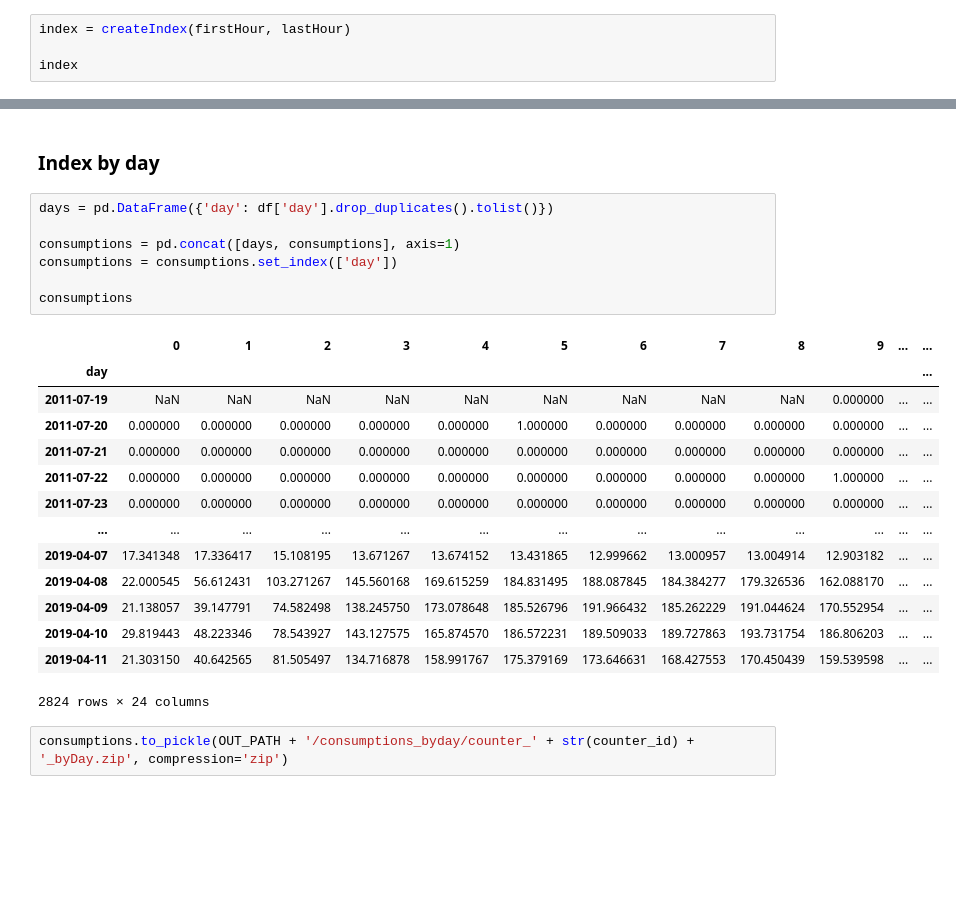
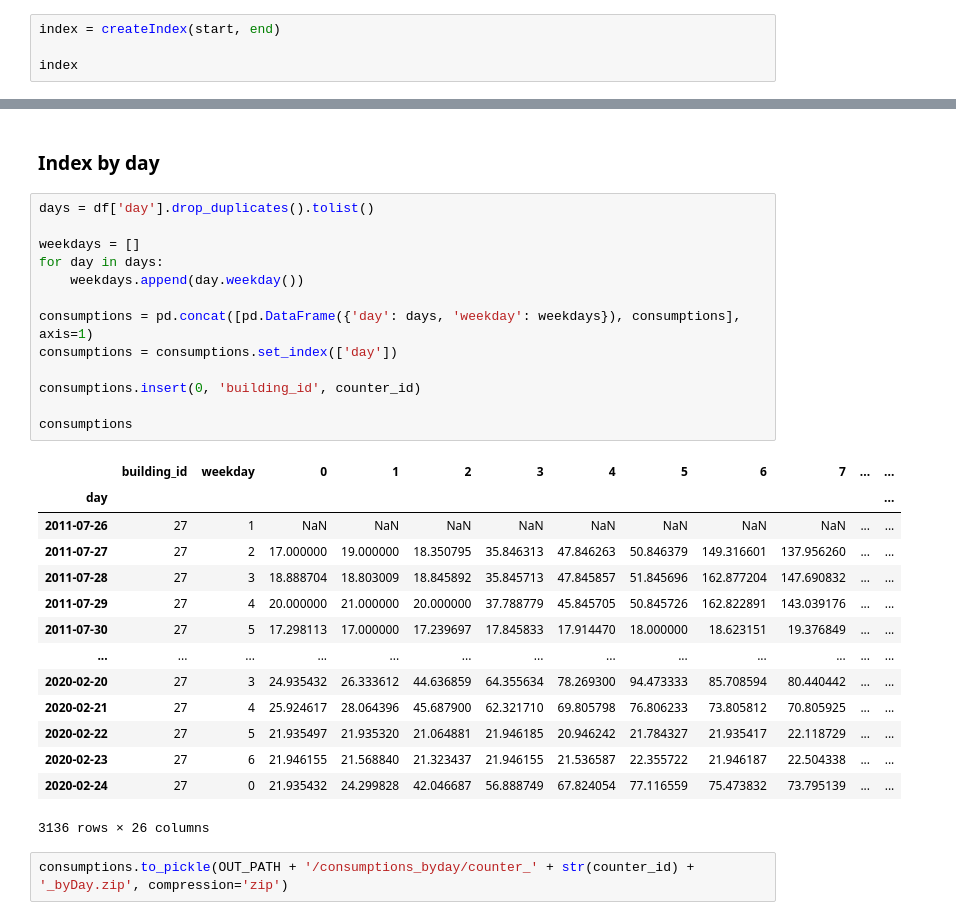
Before and after one commit to thmasker/DAntE, a Jupyter notebook: notebook/data-preprocessing/complete_dataframe.ipynb, the cells around one changed output, grey strips where cells are left out. Drawn from its saved outputs; the diff is of its cells as text; blank space fills up the shorter version.

Commit message:
Add building_id and weekday to dataframe

```diff
--- a/notebook/data-preprocessing/complete_dataframe.ipynb
+++ b/notebook/data-preprocessing/complete_dataframe.ipynb
@@ -59,7 +59,7 @@ From firstHour lastHour with 1 hour step
 def createIndex(first: datetime.datetime, last: datetime.datetime) -> pd.DatetimeIndex:
     return pd.date_range(start=first, end=last, freq='1H')
 # %%
-index = createIndex(firstHour, lastHour)
+index = createIndex(start, end)
 
 index
 # %% [output]
@@ -177,26 +177,32 @@ consumptions
 # %% [markdown]
 ### Index by day
 # %%
-days = pd.DataFrame({'day': df['day'].drop_duplicates().tolist()})
+days = df['day'].drop_duplicates().tolist()
 
-consumptions = pd.concat([days, consumptions], axis=1)
+weekdays = []
+for day in days:
+    weekdays.append(day.weekday())
+
+consumptions = pd.concat([pd.DataFrame({'day': days, 'weekday': weekdays}), consumptions], axis=1)
 consumptions = consumptions.set_index(['day'])
 
+consumptions.insert(0, 'building_id', counter_id)
+
 consumptions
 # %% [output]
-|  | 0 | 1 | 2 | 3 | 4 | 5 | 6 | 7 | 8 | 9 | ... | ... |
+|  | building_id | weekday | 0 | 1 | 2 | 3 | 4 | 5 | 6 | 7 | ... | ... |
 | day |  |  |  |  |  |  |  |  |  |  |  | ... |
-| 2011-07-19 | NaN | NaN | NaN | NaN | NaN | NaN | NaN | NaN | NaN | 0.000000 | ... | ... |
-| 2011-07-20 | 0.000000 | 0.000000 | 0.000000 | 0.000000 | 0.000000 | 1.000000 | 0.000000 | 0.000000 | 0.000000 | 0.000000 | ... | ... |
-| 2011-07-21 | 0.000000 | 0.000000 | 0.000000 | 0.000000 | 0.000000 | 0.000000 | 0.000000 | 0.000000 | 0.000000 | 0.000000 | ... | ... |
-| 2011-07-22 | 0.000000 | 0.000000 | 0.000000 | 0.000000 | 0.000000 | 0.000000 | 0.000000 | 0.000000 | 0.000000 | 1.000000 | ... | ... |
-| 2011-07-23 | 0.000000 | 0.000000 | 0.000000 | 0.000000 | 0.000000 | 0.000000 | 0.000000 | 0.000000 | 0.000000 | 0.000000 | ... | ... |
+| 2011-07-26 | 27 | 1 | NaN | NaN | NaN | NaN | NaN | NaN | NaN | NaN | ... | ... |
+| 2011-07-27 | 27 | 2 | 17.000000 | 19.000000 | 18.350795 | 35.846313 | 47.846263 | 50.846379 | 149.316601 | 137.956260 | ... | ... |
+| 2011-07-28 | 27 | 3 | 18.888704 | 18.803009 | 18.845892 | 35.845713 | 47.845857 | 51.845696 | 162.877204 | 147.690832 | ... | ... |
+| 2011-07-29 | 27 | 4 | 20.000000 | 21.000000 | 20.000000 | 37.788779 | 45.845705 | 50.845726 | 162.822891 | 143.039176 | ... | ... |
+| 2011-07-30 | 27 | 5 | 17.298113 | 17.000000 | 17.239697 | 17.845833 | 17.914470 | 18.000000 | 18.623151 | 19.376849 | ... | ... |
 | ... | ... | ... | ... | ... | ... | ... | ... | ... | ... | ... | ... | ... |
-| 2019-04-07 | 17.341348 | 17.336417 | 15.108195 | 13.671267 | 13.674152 | 13.431865 | 12.999662 | 13.000957 | 13.004914 | 12.903182 | ... | ... |
-| 2019-04-08 | 22.000545 | 56.612431 | 103.271267 | 145.560168 | 169.615259 | 184.831495 | 188.087845 | 184.384277 | 179.326536 | 162.088170 | ... | ... |
-| 2019-04-09 | 21.138057 | 39.147791 | 74.582498 | 138.245750 | 173.078648 | 185.526796 | 191.966432 | 185.262229 | 191.044624 | 170.552954 | ... | ... |
-| 2019-04-10 | 29.819443 | 48.223346 | 78.543927 | 143.127575 | 165.874570 | 186.572231 | 189.509033 | 189.727863 | 193.731754 | 186.806203 | ... | ... |
-| 2019-04-11 | 21.303150 | 40.642565 | 81.505497 | 134.716878 | 158.991767 | 175.379169 | 173.646631 | 168.427553 | 170.450439 | 159.539598 | ... | ... |
+| 2020-02-20 | 27 | 3 | 24.935432 | 26.333612 | 44.636859 | 64.355634 | 78.269300 | 94.473333 | 85.708594 | 80.440442 | ... | ... |
+| 2020-02-21 | 27 | 4 | 25.924617 | 28.064396 | 45.687900 | 62.321710 | 69.805798 | 76.806233 | 73.805812 | 70.805925 | ... | ... |
+| 2020-02-22 | 27 | 5 | 21.935497 | 21.935320 | 21.064881 | 21.946185 | 20.946242 | 21.784327 | 21.935417 | 22.118729 | ... | ... |
+| 2020-02-23 | 27 | 6 | 21.946155 | 21.568840 | 21.323437 | 21.946155 | 21.536587 | 22.355722 | 21.946187 | 22.504338 | ... | ... |
+| 2020-02-24 | 27 | 0 | 21.935432 | 24.299828 | 42.046687 | 56.888749 | 67.824054 | 77.116559 | 75.473832 | 73.795139 | ... | ... |
-2824 rows × 24 columns
+3136 rows × 26 columns
 # %%
 consumptions.to_pickle(OUT_PATH + '/consumptions_byday/counter_' + str(counter_id) + '_byDay.zip', compression='zip')
```
Also changed, not shown: parts of 6 cells of this notebook, 2 other files.
